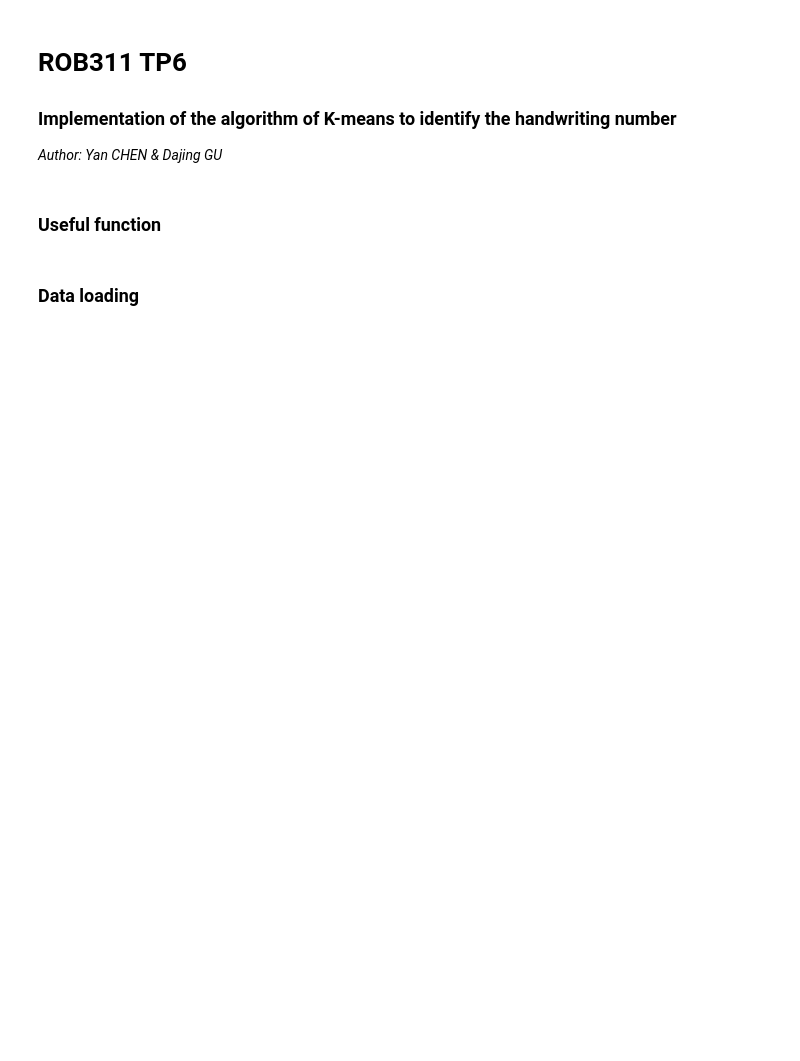
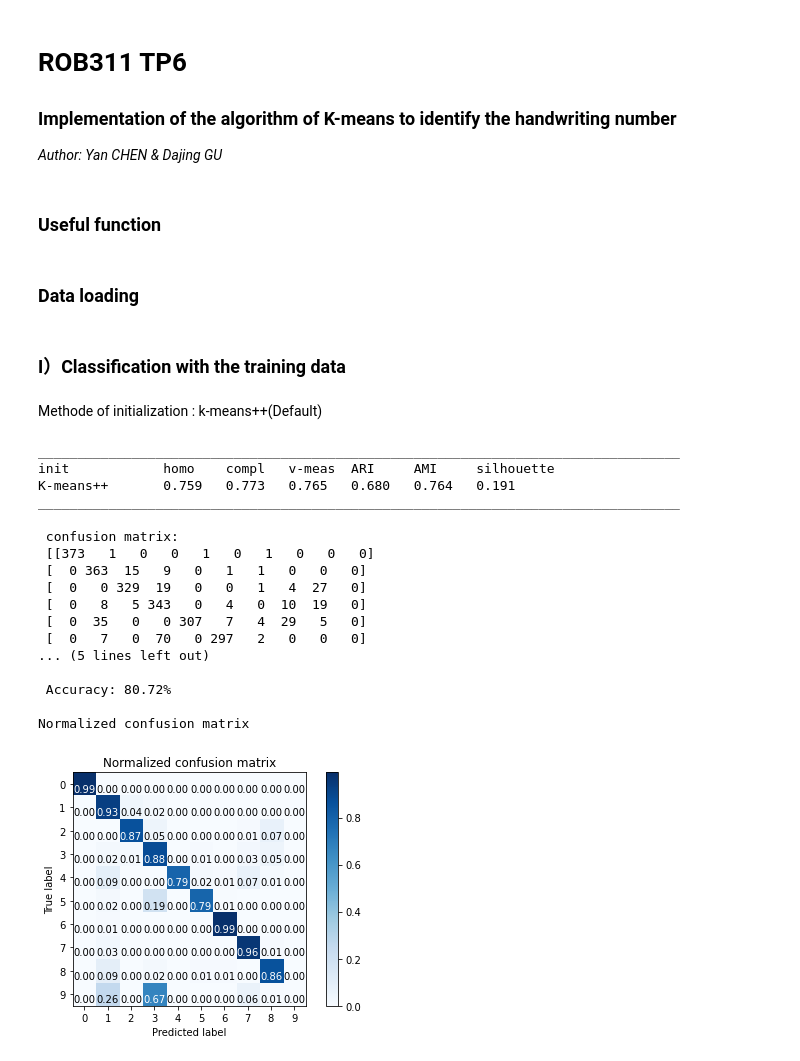
Before and after one commit to PPatrickGU/ROB311, a Jupyter notebook: TP6/TP6_KMeans.ipynb, the cells around one changed output. Drawn from its saved outputs; the diff is of its cells as text; code cells hidden in the pictures; blank space fills up the shorter version.

```diff
--- a/TP6/TP6_KMeans.ipynb
+++ b/TP6/TP6_KMeans.ipynb
@@ -44,3 +126,34 @@ train_path = "./optdigits.tra"
 test_path = "./optdigits.tes"
 train_data, train_label = data_loading(train_path)
 test_data, test_label = data_loading(test_path)
+# %% [markdown]
+### **I）Classification with the training data**
+# %% [markdown]
+Methode of initialization : k-means++(Default)
+# %%
+kmeans = KMeans(init='k-means++', n_clusters=10, random_state=0, n_init=10).fit(train_data)
+train_label_pred = kmeans.labels_
+centers = kmeans.cluster_centers_
+bench_k_means("K-means++" ,train_data,train_label, train_label_pred)
+
+train_label_matched = getLabelMatched(train_label, train_label_pred)
+getResult(train_label_matched, train_label)
+# %% [output]
+__________________________________________________________________________________
+init            homo    compl   v-meas  ARI     AMI     silhouette
+K-means++       0.759   0.773   0.765   0.680   0.764   0.191
+__________________________________________________________________________________
+
+ confusion matrix:
+ [[373   1   0   0   1   0   1   0   0   0]
+ [  0 363  15   9   0   1   1   0   0   0]
+ [  0   0 329  19   0   0   1   4  27   0]
+ [  0   8   5 343   0   4   0  10  19   0]
+ [  0  35   0   0 307   7   4  29   5   0]
+ [  0   7   0  70   0 297   2   0   0   0]
+... (5 lines left out)
+
+ Accuracy: 80.72%
+
+Normalized confusion matrix
+[figure, added]
```
Also changed, not shown: parts of 22 cells of this notebook.
